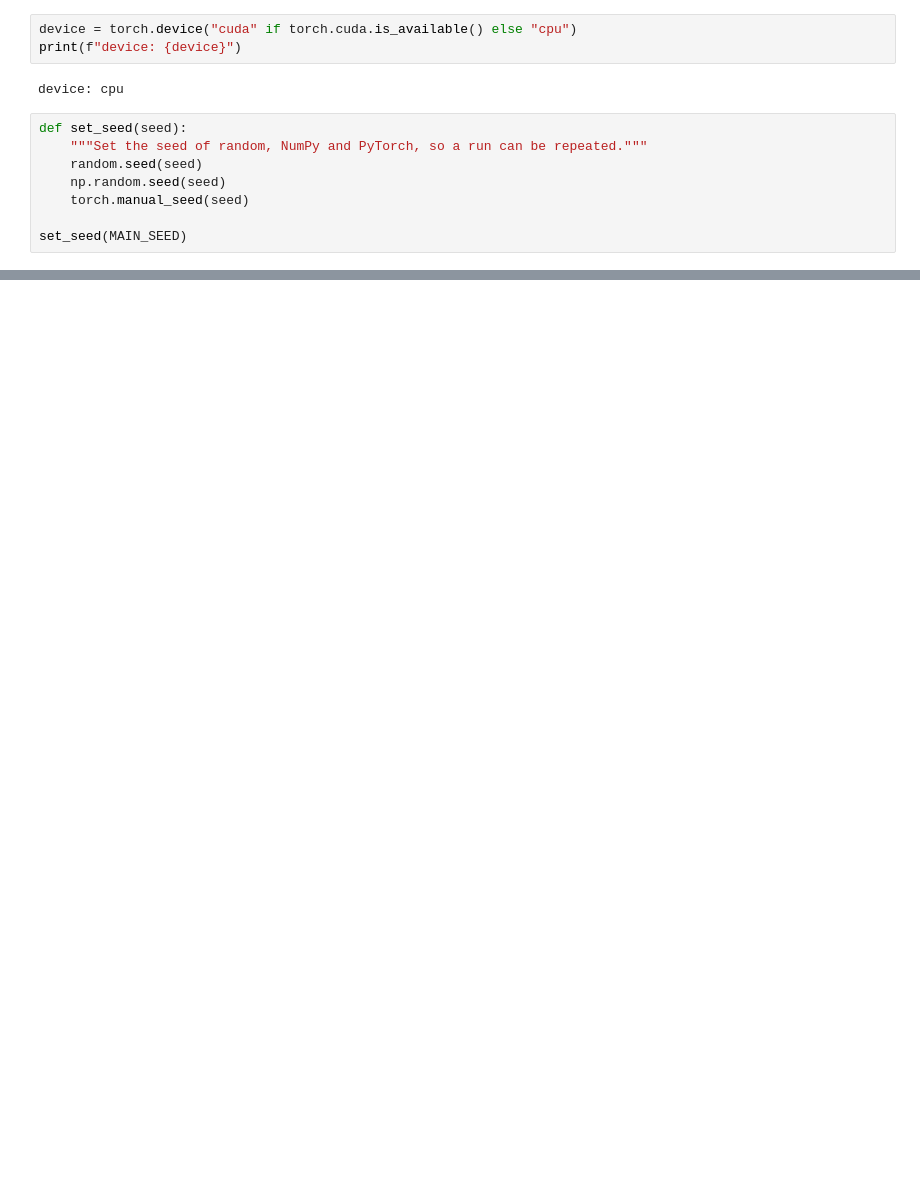
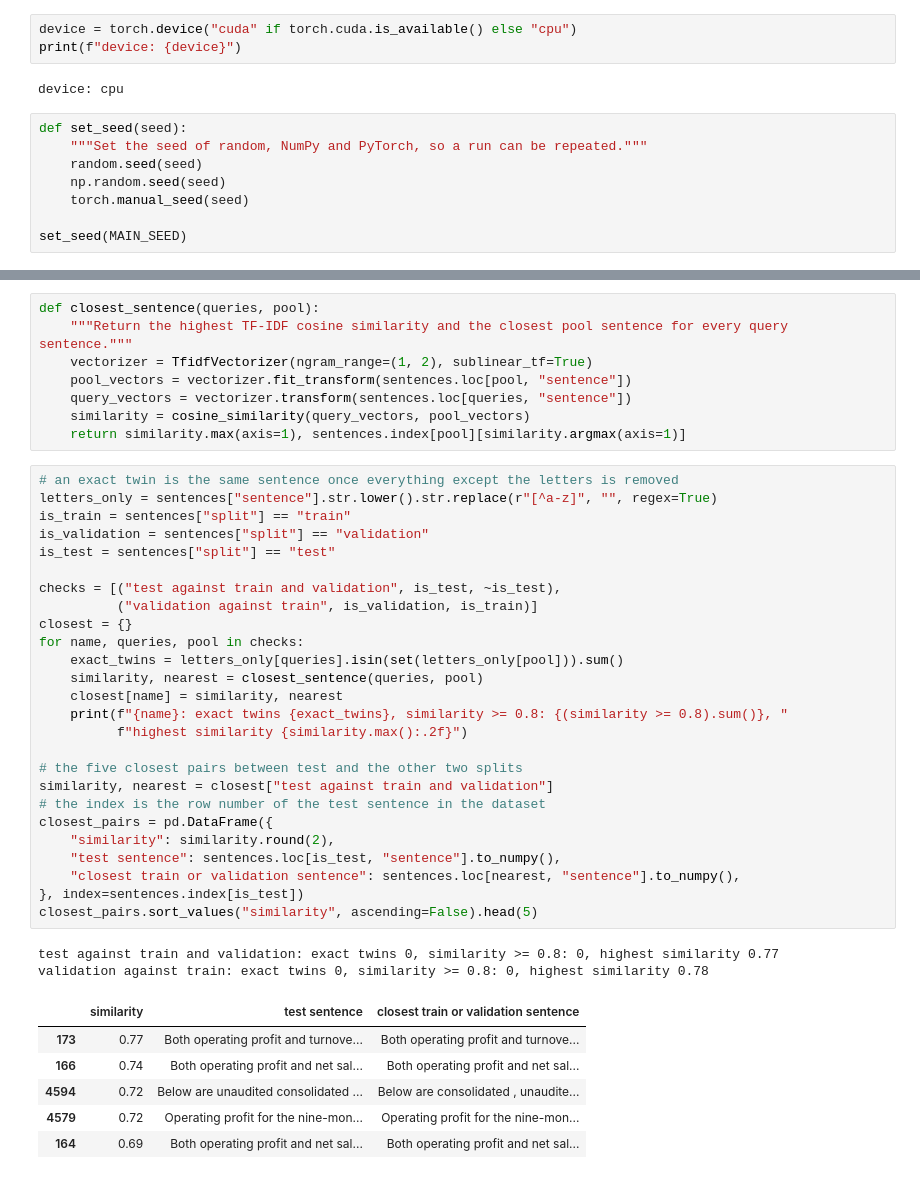
Before and after one commit to mauroreverberi/deep_learning_systems, a Jupyter notebook: deep_learning.ipynb, the cells around one changed output, grey strips where cells are left out. Cells and saved outputs as stored; diff of their text form; blank space fills up the shorter version.

```diff
--- a/deep_learning.ipynb
+++ b/deep_learning.ipynb
@@ -70,0 +200,43 @@ set_seed(MAIN_SEED)
+# %%
+def closest_sentence(queries, pool):
+    """Return the highest TF-IDF cosine similarity and the closest pool sentence for every query sentence."""
+    vectorizer = TfidfVectorizer(ngram_range=(1, 2), sublinear_tf=True)
+    pool_vectors = vectorizer.fit_transform(sentences.loc[pool, "sentence"])
+    query_vectors = vectorizer.transform(sentences.loc[queries, "sentence"])
+    similarity = cosine_similarity(query_vectors, pool_vectors)
+    return similarity.max(axis=1), sentences.index[pool][similarity.argmax(axis=1)]
+# %%
+# an exact twin is the same sentence once everything except the letters is removed
+letters_only = sentences["sentence"].str.lower().str.replace(r"[^a-z]", "", regex=True)
+is_train = sentences["split"] == "train"
+is_validation = sentences["split"] == "validation"
+is_test = sentences["split"] == "test"
+
+checks = [("test against train and validation", is_test, ~is_test),
+          ("validation against train", is_validation, is_train)]
+closest = {}
+for name, queries, pool in checks:
+    exact_twins = letters_only[queries].isin(set(letters_only[pool])).sum()
+    similarity, nearest = closest_sentence(queries, pool)
+    closest[name] = similarity, nearest
+    print(f"{name}: exact twins {exact_twins}, similarity >= 0.8: {(similarity >= 0.8).sum()}, "
+          f"highest similarity {similarity.max():.2f}")
+
+# the five closest pairs between test and the other two splits
+similarity, nearest = closest["test against train and validation"]
+# the index is the row number of the test sentence in the dataset
+closest_pairs = pd.DataFrame({
+    "similarity": similarity.round(2),
+    "test sentence": sentences.loc[is_test, "sentence"].to_numpy(),
+    "closest train or validation sentence": sentences.loc[nearest, "sentence"].to_numpy(),
+}, index=sentences.index[is_test])
+closest_pairs.sort_values("similarity", ascending=False).head(5)
+# %% [output]
+test against train and validation: exact twins 0, similarity >= 0.8: 0, highest similarity 0.77
+validation against train: exact twins 0, similarity >= 0.8: 0, highest similarity 0.78
+|  | similarity | test sentence | closest train or validation sentence |
+| 173 | 0.77 | Both operating profit and turnove... | Both operating profit and turnove... |
+| 166 | 0.74 | Both operating profit and net sal... | Both operating profit and net sal... |
+| 4594 | 0.72 | Below are unaudited consolidated ... | Below are consolidated , unaudite... |
+| 4579 | 0.72 | Operating profit for the nine-mon... | Operating profit for the nine-mon... |
+| 164 | 0.69 | Both operating profit and net sal... | Both operating profit and net sal... |
```
Also changed, not shown: parts of 22 cells of this notebook.
